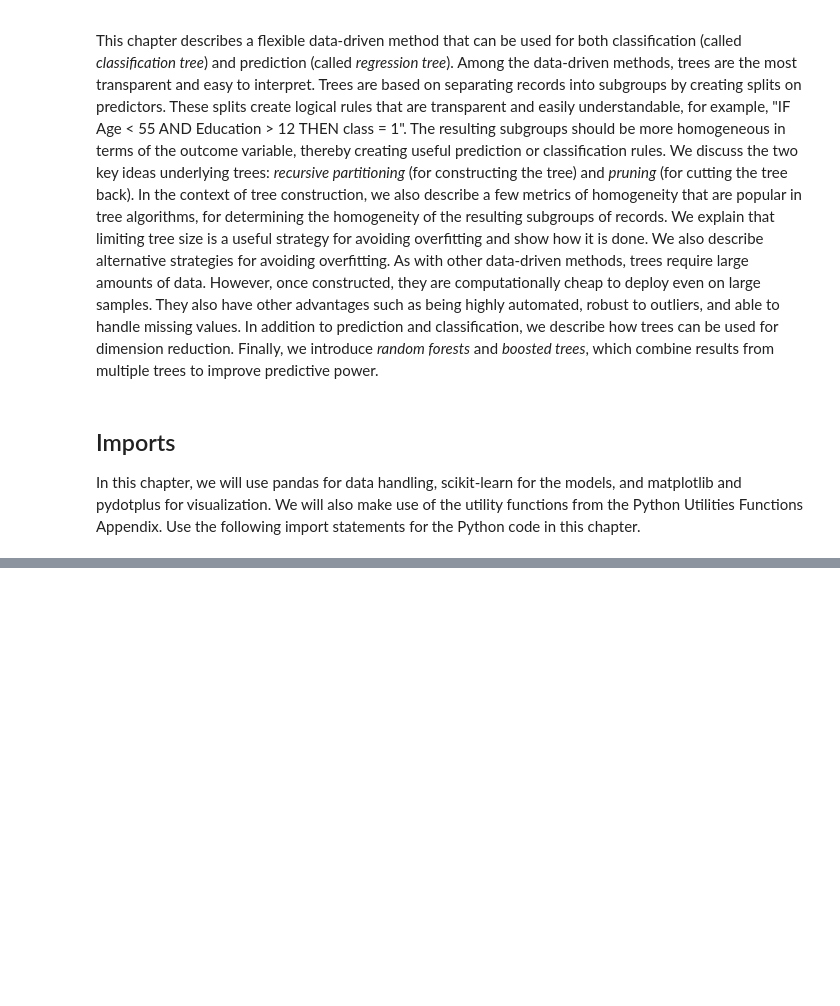
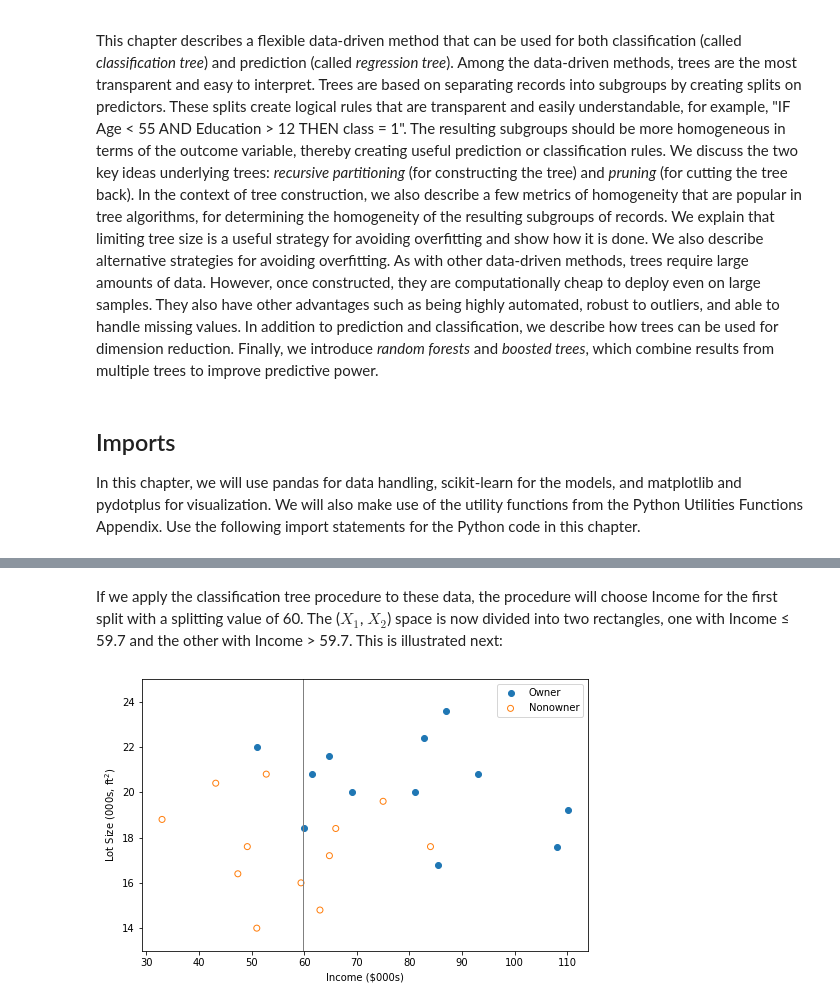
Before and after one commit to jeantardelli/data-mining-for-business-analytics, a Jupyter notebook: analysis/classification-and-regression-trees.ipynb, the cells around one changed output, grey strips where cells are left out. Cells and saved outputs as stored; diff of their text form; code cells hidden in the pictures; blank space fills up the shorter version.

Commit message:
Classification and Regression Trees - Pt. II

```diff
--- a/analysis/classification-and-regression-trees.ipynb
+++ b/analysis/classification-and-regression-trees.ipynb
@@ -40,0 +102,24 @@ In the following sections, we show how trees are constructed and evaluated.
+# %% [markdown]
+If we apply the classification tree procedure to these data, the procedure will choose Income for the first split with a splitting value of 60. The ($X_1$, $X_2$) space is now divided into two rectangles, one with Income ≤ 59.7 and the other with Income > 59.7. This is illustrated next:
+# %%
+# plot first the data points for Ownership equals "Owner" and then of "Nonowner"
+# setting color to "none" gives open circles
+
+_, ax = plt.subplots(figsize=(8, 5))
+for cat_value, color in [("Owner", "C0"), ("Nonowner", "C1")]:
+    subset_df = mowers_df[mowers_df.Ownership == cat_value]
+    if color == "C1":
+        _color = "none"
+    else:
+        _color = color
+    ax.scatter(subset_df.Income, subset_df.Lot_Size, color=_color,
+               edgecolor=color, marker="o", label=cat_value)
+
+ax.plot([59.7, 59.7], [13, 25], linewidth=1, color="gray")
+ax.legend()
+ax.set_xlabel("Income ($000s)")
+ax.set_ylabel("Lot Size (000s, ft$^2$)")
+ax.set_ylim([13, 25])
+plt.show()
+# %% [output]
+[figure, added]
```
Also changed, not shown: parts of 8 cells of this notebook.
